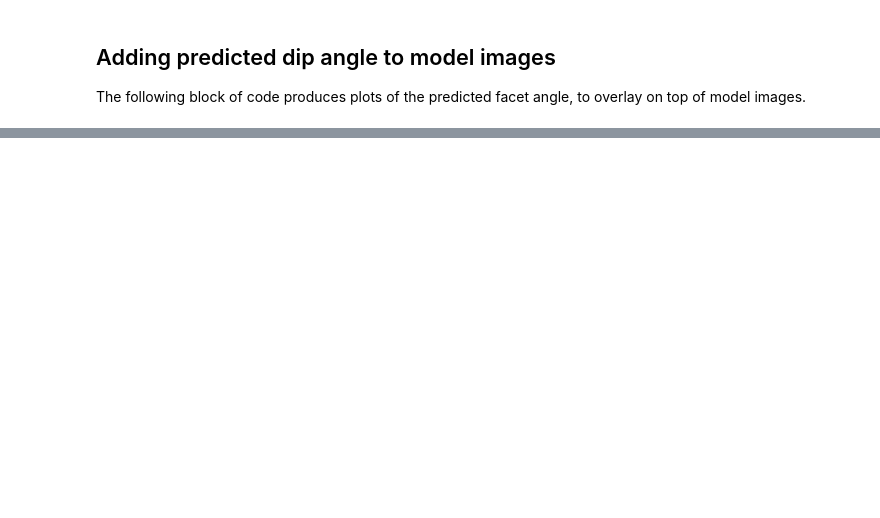
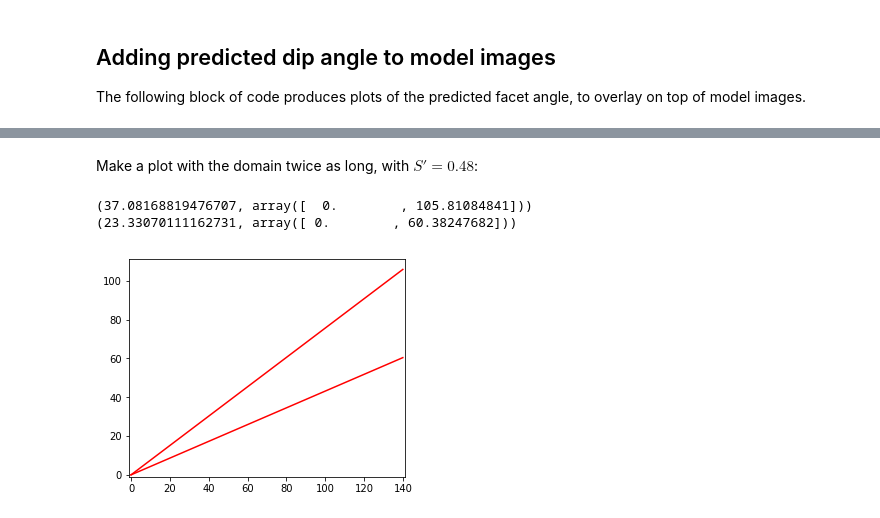
Before and after one commit to gregtucker/facetmorphology, a Jupyter notebook: DataAnalysis/fit_facet_angle_wxing_param.ipynb, the cells around one changed output, grey strips where cells are left out. Cells and saved outputs as stored; diff of their text form; code cells hidden in the pictures; blank space fills up the shorter version.

```diff
--- a/DataAnalysis/fit_facet_angle_wxing_param.ipynb
+++ b/DataAnalysis/fit_facet_angle_wxing_param.ipynb
@@ -187,0 +251,17 @@ plt.savefig('predicted_angles.pdf')
+# %% [markdown]
+Make a plot with the domain twice as long, with $S' = 0.48$:
+# %%
+s = np.array([.4, .64])
+tpred = np.radians(60) - s
+for t in tpred:
+    x = np.array([0., 140.])
+    y = x * np.tan(t)
+    print((np.degrees(t), y))
+    plt.plot(x, y, 'r')
+    plt.axis([-1.0, 141., -1.0, 111.0])
+    plt.gca().set_aspect('equal')
+    plt.savefig('predicted_angle_long.pdf')
+# %% [output]
+(37.08168819476707, array([  0.        , 105.81084841]))
+(23.33070111162731, array([ 0.        , 60.38247682]))
+[figure, added]
```
Also changed, not shown: parts of 12 cells of this notebook, 3 other files.
